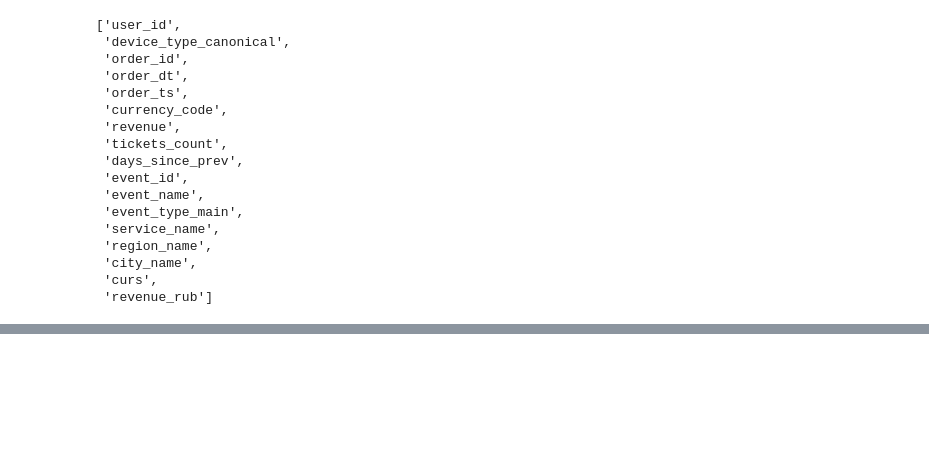
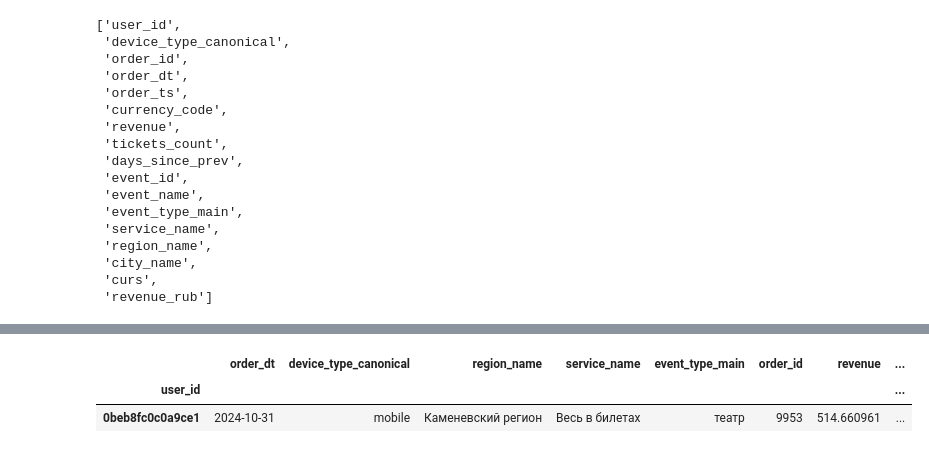
Before and after one commit to denisenkovv/homework, a Jupyter notebook: homework.ipynb, the cells around one changed output, grey strips where cells are left out. Saved outputs shown, nothing was run; the diff lists cells and outputs as text; code cells hidden in the pictures; blank space fills up the shorter version.

```diff
--- a/homework.ipynb
+++ b/homework.ipynb
@@ -598,0 +710,7 @@ df.columns.to_list()
+# %%
+#Есть аномальные значения, которые очень сильно искажают показатели среднего по колонке
+user[user['order_id'] == 9953]
+# %% [output]
+|  | order_dt | device_type_canonical | region_name | service_name | event_type_main | order_id | revenue | ... |
+| user_id |  |  |  |  |  |  |  | ... |
+| 0beb8fc0c0a9ce1 | 2024-10-31 | mobile | Каменевский регион | Весь в билетах | театр | 9953 | 514.660961 | ... |
```
Also changed, not shown: parts of 49 cells of this notebook.
